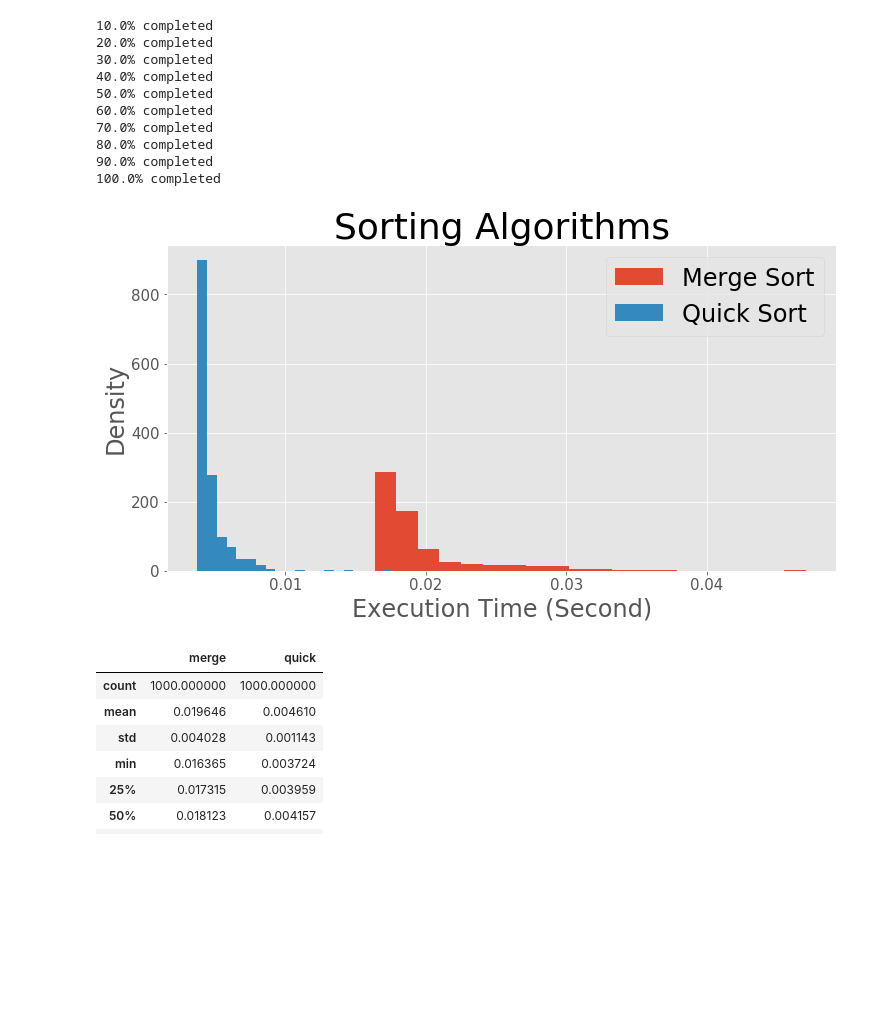
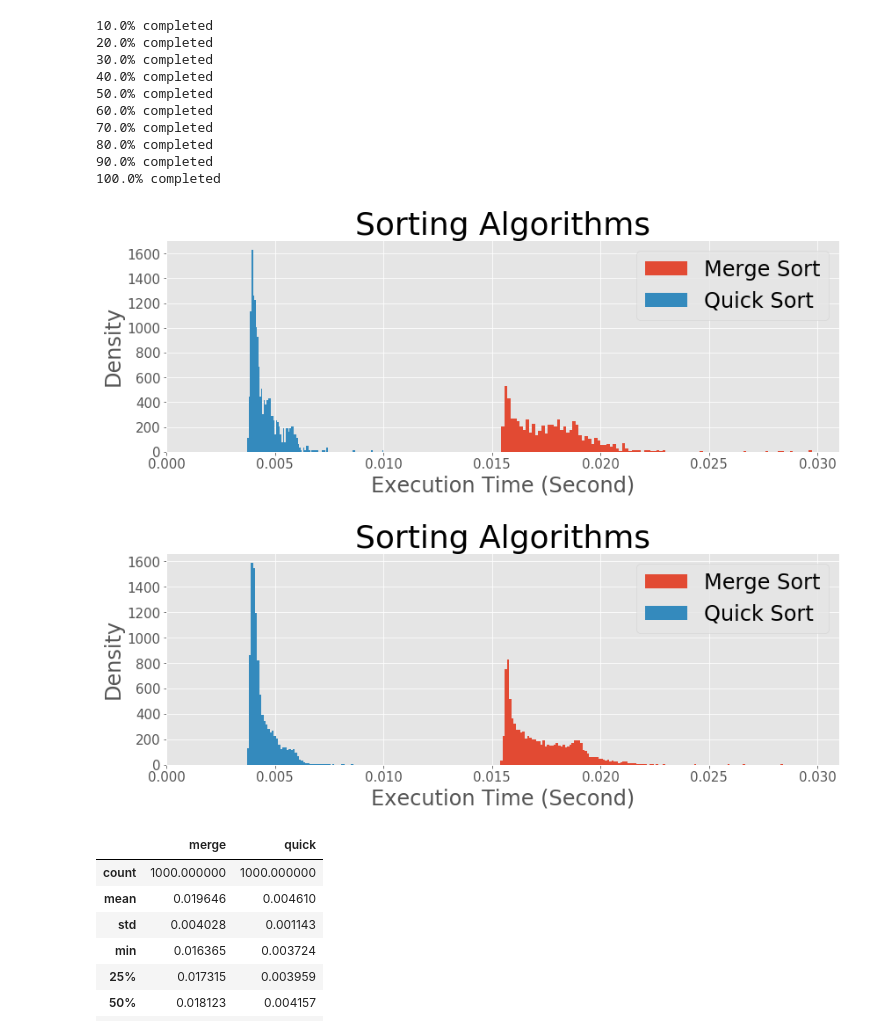
Before and after one commit to keita-dc/coursera_algorithm, a Jupyter notebook: assignment_3.ipynb, the cells around one changed output. Saved outputs shown, nothing was run; the diff lists cells and outputs as text; code cells hidden in the pictures; blank space fills up the shorter version.

Commit message:
quicksort trials

```diff
--- a/assignment_3.ipynb
+++ b/assignment_3.ipynb
@@ -41,16 +41,10 @@ def quick_sort(array):
         small = []
         large = []
 
-        for element in array[:pivot]:
+        for element in array:
             if element < array[pivot]:
                 small.append(element)
-            else:
-                large.append(element)
-
-        for element in array[pivot+1:]:
-            if element < array[pivot]:
-                small.append(element)
-            else:
+            elif element > array[pivot]:
                 large.append(element)
 
         if not small:
@@ -244,7 +239,7 @@ time_df
 | 14 | 33.521504 | 0.287338 | 0.074470 | 3.722577 |
 # %%
 time_list = []
-for i in range(1000):
+for i in range(10000):
     Z = np.random.rand(2**10)
 
     start_time = time.time()
@@ -257,8 +252,8 @@ for i in range(1000):
 
     time_list.append([merge, quick])
 
-    if (i+1) % 100 == 0:
-        print("{}% completed".format((i+1)/10))
+    if (i+1) % 1000 == 0:
+        print("{}% completed".format((i+1)/100))
 # %% [output]
 10.0% completed
 20.0% completed
@@ -270,22 +265,44 @@ for i in range(1000):
 80.0% completed
 90.0% completed
 100.0% completed
+# %%
+trial_df = pd.DataFrame(time_list[:1000], columns=["merge", "quick"])
+plt.figure(figsize=(12, 4.8))
+plt.hist(trial_df["merge"], bins=100, density=True)
+plt.hist(trial_df["quick"], bins=100, density=True)
+plt.legend(["Merge Sort", "Quick Sort"], fontsize=24)
+
+plt.title("Sorting Algorithms", fontsize=36)
+plt.xlabel("Execution Time (Second)", fontsize = 24)
+plt.xlim(0, 0.031)
+plt.xticks(fontsize=15)
+plt.yticks(fontsize=15)
+plt.ylabel("Density", fontsize = 24)
+
+plt.tight_layout()
+plt.savefig("image/quick_merge_sort_distribution_1000.png")
+plt.show()
+# %% [output]
+[figure, added]
 # %%
 trial_df = pd.DataFrame(time_list, columns=["merge", "quick"])
-plt.figure(figsize=(12, 6))
-plt.hist(trial_df["merge"], bins=20, density=True)
-plt.hist(trial_df["quick"], bins=20, density=True)
+plt.figure(figsize=(12, 4.8))
+plt.hist(trial_df["merge"], bins=1000, density=True)
+plt.hist(trial_df["quick"], bins=1000, density=True)
 plt.legend(["Merge Sort", "Quick Sort"], fontsize=24)
 
 plt.title("Sorting Algorithms", fontsize=36)
 plt.xlabel("Execution Time (Second)", fontsize = 24)
+plt.xlim(0, 0.031)
 plt.xticks(fontsize=15)
 plt.yticks(fontsize=15)
 plt.ylabel("Density", fontsize = 24)
 
+plt.tight_layout()
+plt.savefig("image/quick_merge_sort_distribution.png")
 plt.show()
 # %% [output]
-[figure, old version]
+[figure, new version]
 # %%
 trial_df.describe()
 # %% [output]
```
Also changed, not shown: parts of 2 cells of this notebook, 3 other files.
